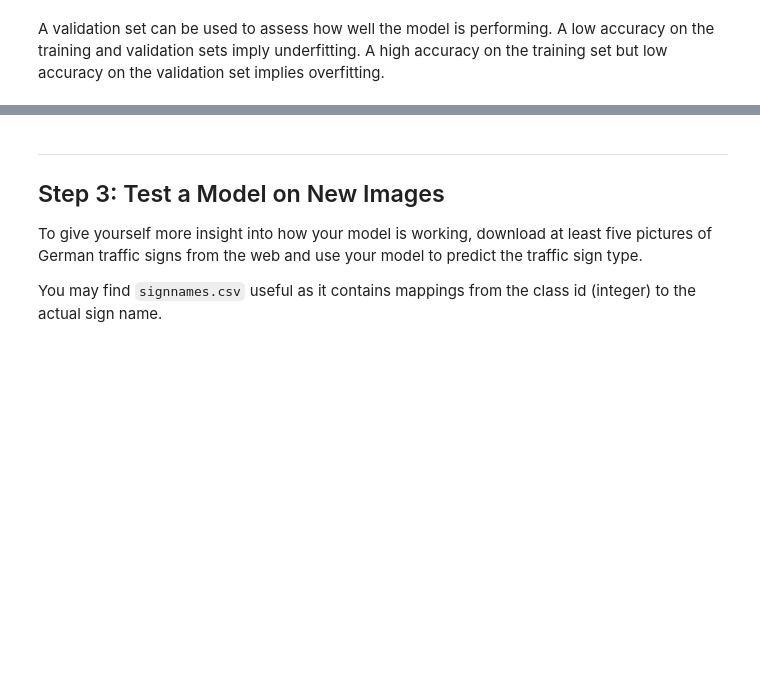
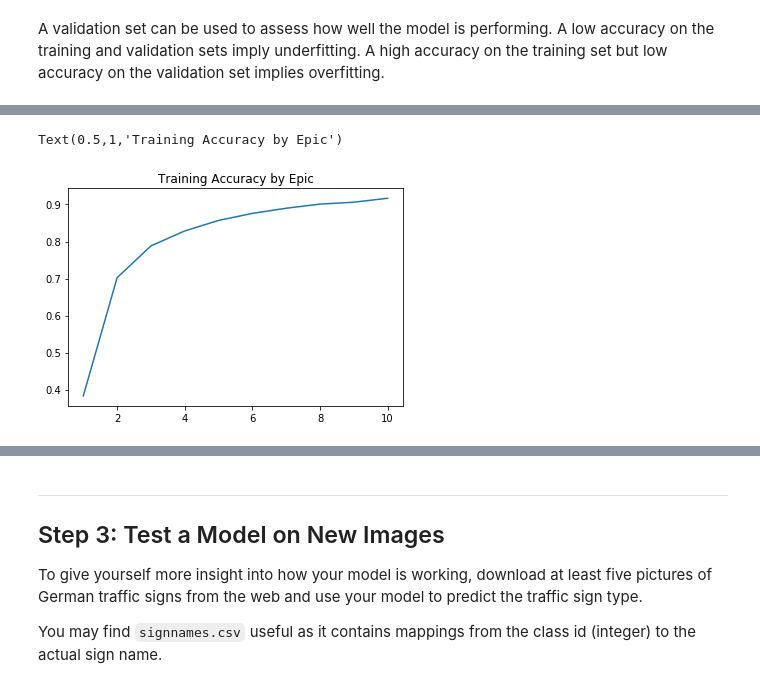
Before and after one commit to cseHdz/CarND-TrafficSignClassifier, a Jupyter notebook: Traffic_Sign_Classifier.ipynb, the cells around one changed output, grey strips where cells are left out. Drawn from its saved outputs; the diff is of its cells as text; code cells hidden in the pictures; blank space fills up the shorter version.

```diff
--- a/Traffic_Sign_Classifier.ipynb
+++ b/Traffic_Sign_Classifier.ipynb
@@ -215,0 +425,6 @@ Use the code cell (or multiple code cells, if necessary) to implement the first
+# %%
+model = LeNet5_CarNd()
+
+model.compile('adam', 'categorical_crossentropy', ['accuracy'])
+
+model.summary()
@@ -226,0 +473,23 @@ sets imply underfitting. A high accuracy on the training set but low accuracy on
+# %%
+with tf.Session() as sess:
+    sess.run(tf.global_variables_initializer())
+    num_examples = len(X_train_pre)
+
+    print("Training...")
+    print()
+    for i in range(EPOCHS):
+
+        X_train_pre, y_train = shuffle(X_train_pre, y_train)
+
+        for offset in range(0, num_examples, BATCH_SIZE):
+            end = offset + BATCH_SIZE
+            batch_x, batch_y = X_train_pre[offset:end], y_train[offset:end]
+            sess.run(training_operation, feed_dict={x: batch_x, y: batch_y})
+
+        validation_accuracy = evaluate(X_valid_pre, y_valid)
+        print("EPOCH {} ...".format(i+1))
+        print("Validation Accuracy = {:.3f}".format(validation_accuracy))
+        print()
+
+    saver.save(sess, './lenet')
+    print("Model saved")
@@ -226,0 +525,9 @@ sets imply underfitting. A high accuracy on the training set but low accuracy on
+# %%
+model.compile('adam', 'categorical_crossentropy', ['accuracy'])
+# %%
+epochs= 10
+validation_split = 0.2 # per epoch
+batch_size = 64
+
+history = model.fit(X_train_pre, y_one_hot_train, epochs=epochs, batch_size=batch_size,
+                    validation_data=(X_valid_pre, y_one_hot_valid), shuffle=True)
@@ -226,0 +552,7 @@ sets imply underfitting. A high accuracy on the training set but low accuracy on
+# %%
+fig, ax = plt.subplots()
+ax.plot(range(1, epochs + 1), history.history['acc'])
+ax.set_title('Training Accuracy by Epoch')
+# %% [output]
+Text(0.5,1,'Training Accuracy by Epic')
+[figure, added]
```
Also changed, not shown: parts of 34 cells of this notebook, 10 other files.
